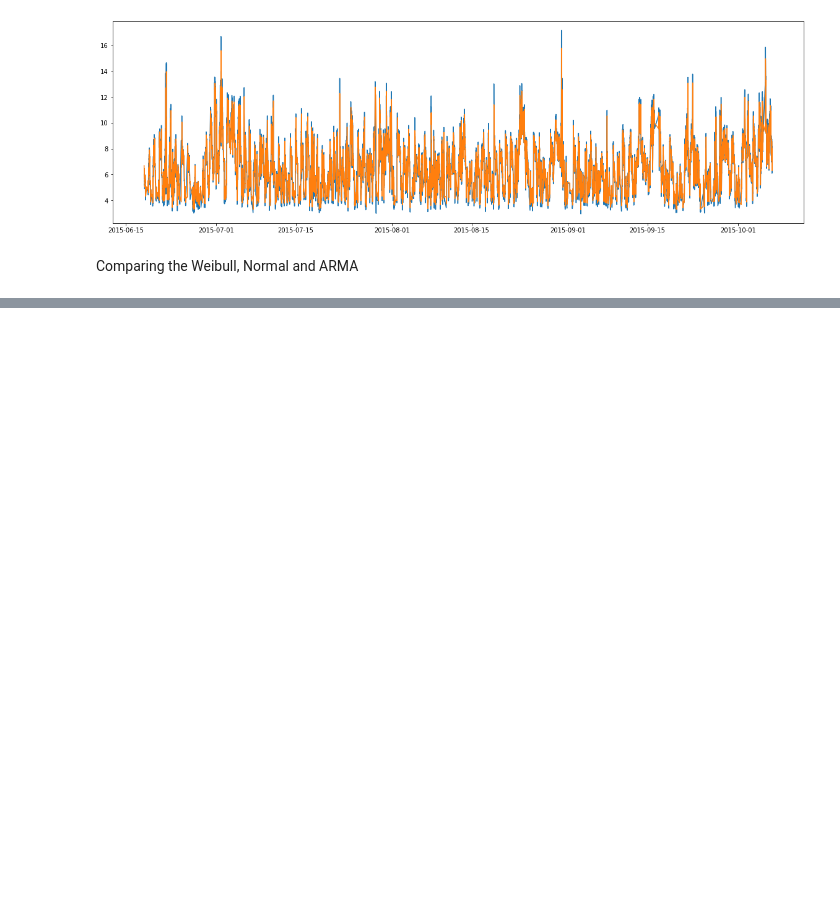
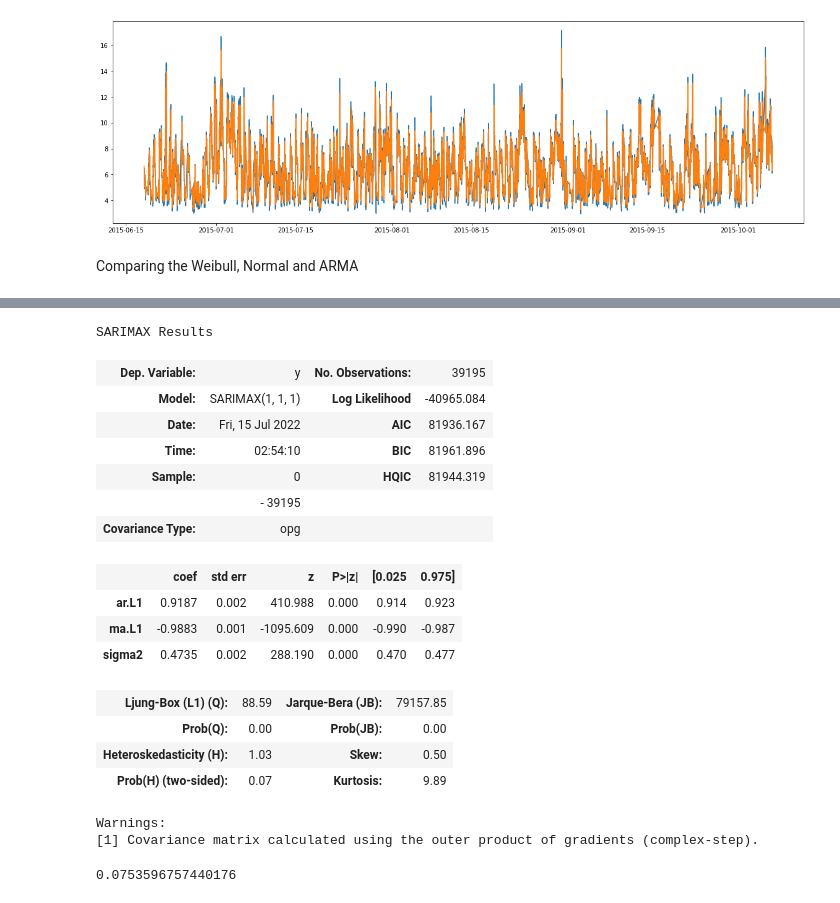
Before and after one commit to luizfreire96/Wind-energy-data-curve-fit, a Jupyter notebook: prediction_of_wind_speed_using_weibull_PDF_and_ARMA_model.ipynb, the cells around one changed output, grey strips where cells are left out. Cells and saved outputs as stored; diff of their text form; code cells hidden in the pictures; blank space fills up the shorter version.

```diff
--- a/prediction_of_wind_speed_using_weibull_PDF_and_ARMA_model.ipynb
+++ b/prediction_of_wind_speed_using_weibull_PDF_and_ARMA_model.ipynb
@@ -426,0 +509,27 @@ ARMA error: 0.07710583152178602
+# %%
+aa = auto_arima(df_ar.WindSpeed)
+# %%
+aa.summary()
+# %% [output]
+SARIMAX Results
+| Dep. Variable: | y | No. Observations: | 39195 |
+| Model: | SARIMAX(1, 1, 1) | Log Likelihood | -40965.084 |
+| Date: | Fri, 15 Jul 2022 | AIC | 81936.167 |
+| Time: | 02:54:10 | BIC | 81961.896 |
+| Sample: | 0 | HQIC | 81944.319 |
+|  | - 39195 |  |  |
+| Covariance Type: | opg |  |  |
+|  | coef | std err | z | P>|z| | [0.025 | 0.975] |
+| ar.L1 | 0.9187 | 0.002 | 410.988 | 0.000 | 0.914 | 0.923 |
+| ma.L1 | -0.9883 | 0.001 | -1095.609 | 0.000 | -0.990 | -0.987 |
+| sigma2 | 0.4735 | 0.002 | 288.190 | 0.000 | 0.470 | 0.477 |
+| Ljung-Box (L1) (Q): | 88.59 | Jarque-Bera (JB): | 79157.85 |
+| Prob(Q): | 0.00 | Prob(JB): | 0.00 |
+| Heteroskedasticity (H): | 1.03 | Skew: | 0.50 |
+| Prob(H) (two-sided): | 0.07 | Kurtosis: | 9.89 |
+Warnings:
+[1] Covariance matrix calculated using the outer product of gradients (complex-step).
+# %%
+((aa.resid()**2)**0.5/(df_ar.WindSpeed).dropna()).mean()
+# %% [output]
+0.0753596757440176
```
Also changed, not shown: parts of 17 cells of this notebook.
